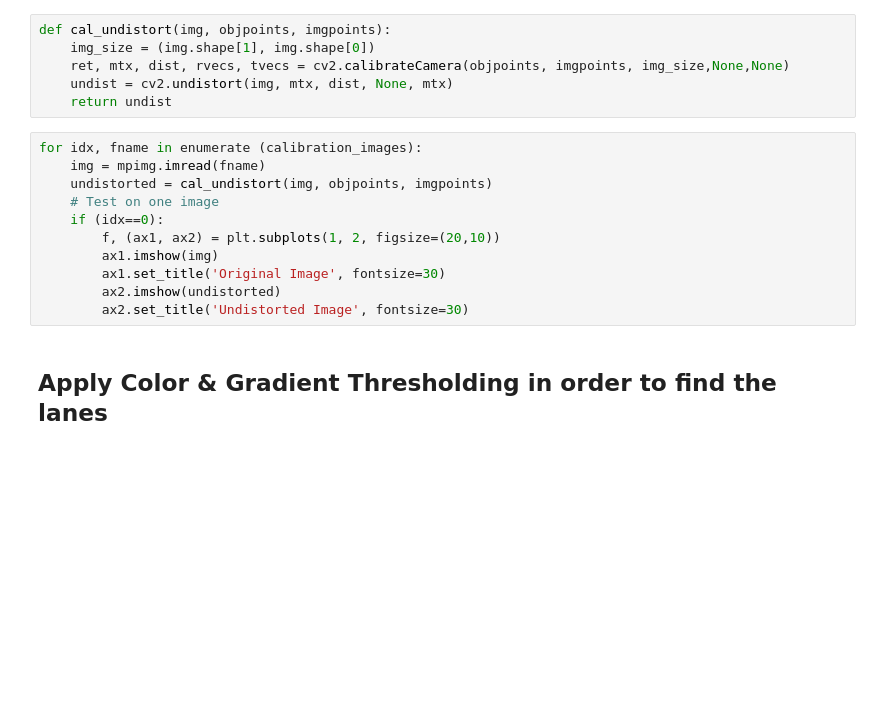
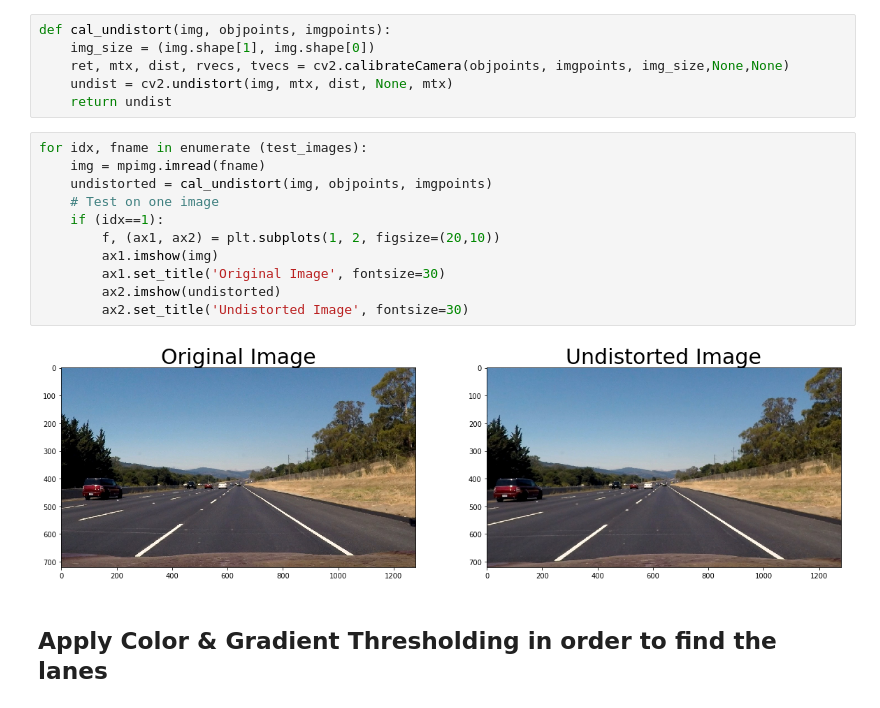
Before and after one commit to Jeremy26/advanced-lane-lines, a Jupyter notebook: P4.ipynb, the cells around one changed output. Drawn from its saved outputs; the diff is of its cells as text; blank space fills up the shorter version.

```diff
--- a/P4.ipynb
+++ b/P4.ipynb
@@ -79,16 +84,18 @@ def cal_undistort(img, objpoints, imgpoints):
     undist = cv2.undistort(img, mtx, dist, None, mtx)
     return undist
 # %%
-for idx, fname in enumerate (calibration_images):
+for idx, fname in enumerate (test_images):
     img = mpimg.imread(fname)
     undistorted = cal_undistort(img, objpoints, imgpoints)
     # Test on one image
-    if (idx==0):
+    if (idx==1):
         f, (ax1, ax2) = plt.subplots(1, 2, figsize=(20,10))
         ax1.imshow(img)
         ax1.set_title('Original Image', fontsize=30)
         ax2.imshow(undistorted)
         ax2.set_title('Undistorted Image', fontsize=30)
+# %% [output]
+[figure, added]
 # %% [markdown]
 ## Apply Color & Gradient Thresholding in order to find the lanes
 # %% [markdown]
```
Also changed, not shown: parts of 12 cells of this notebook, 12 other files.
